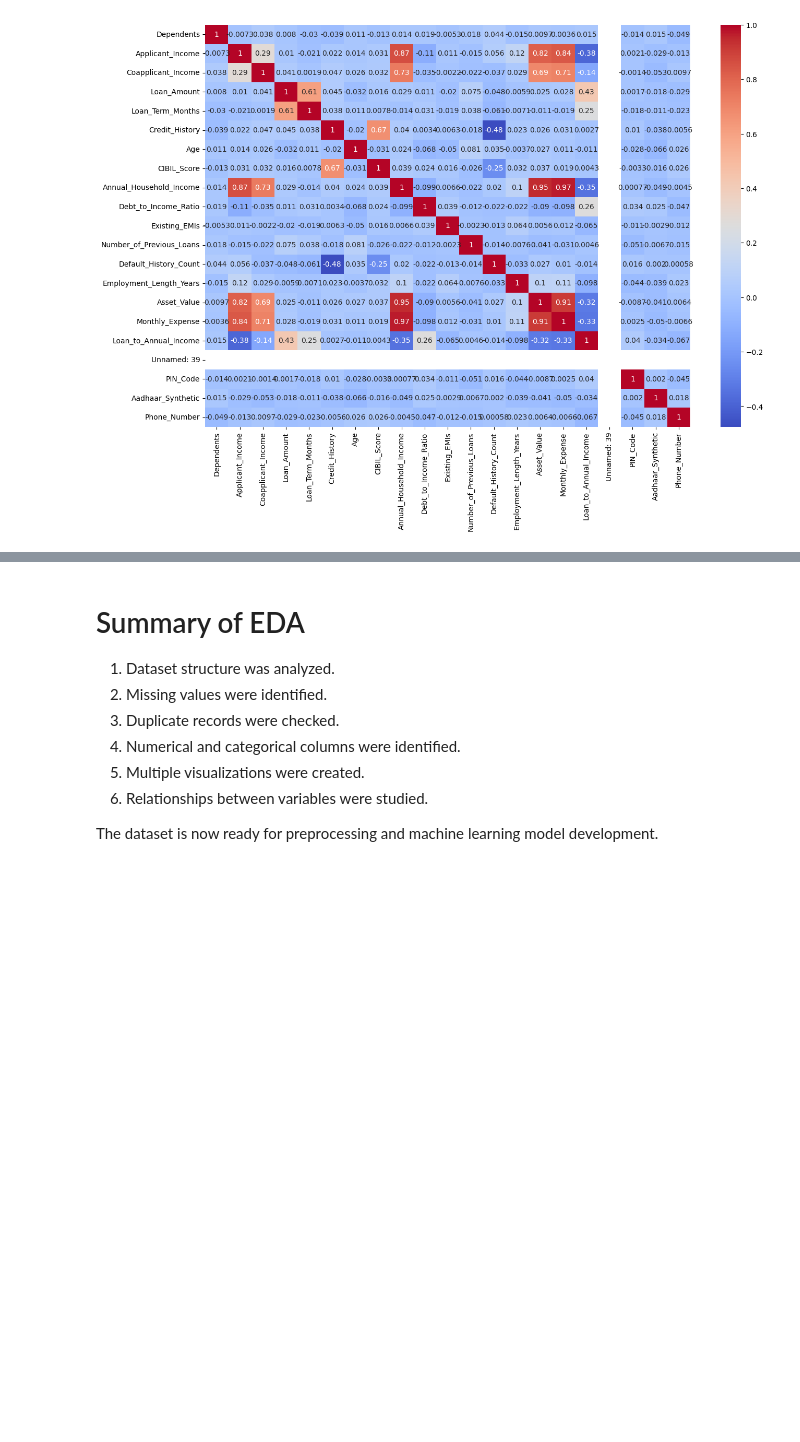
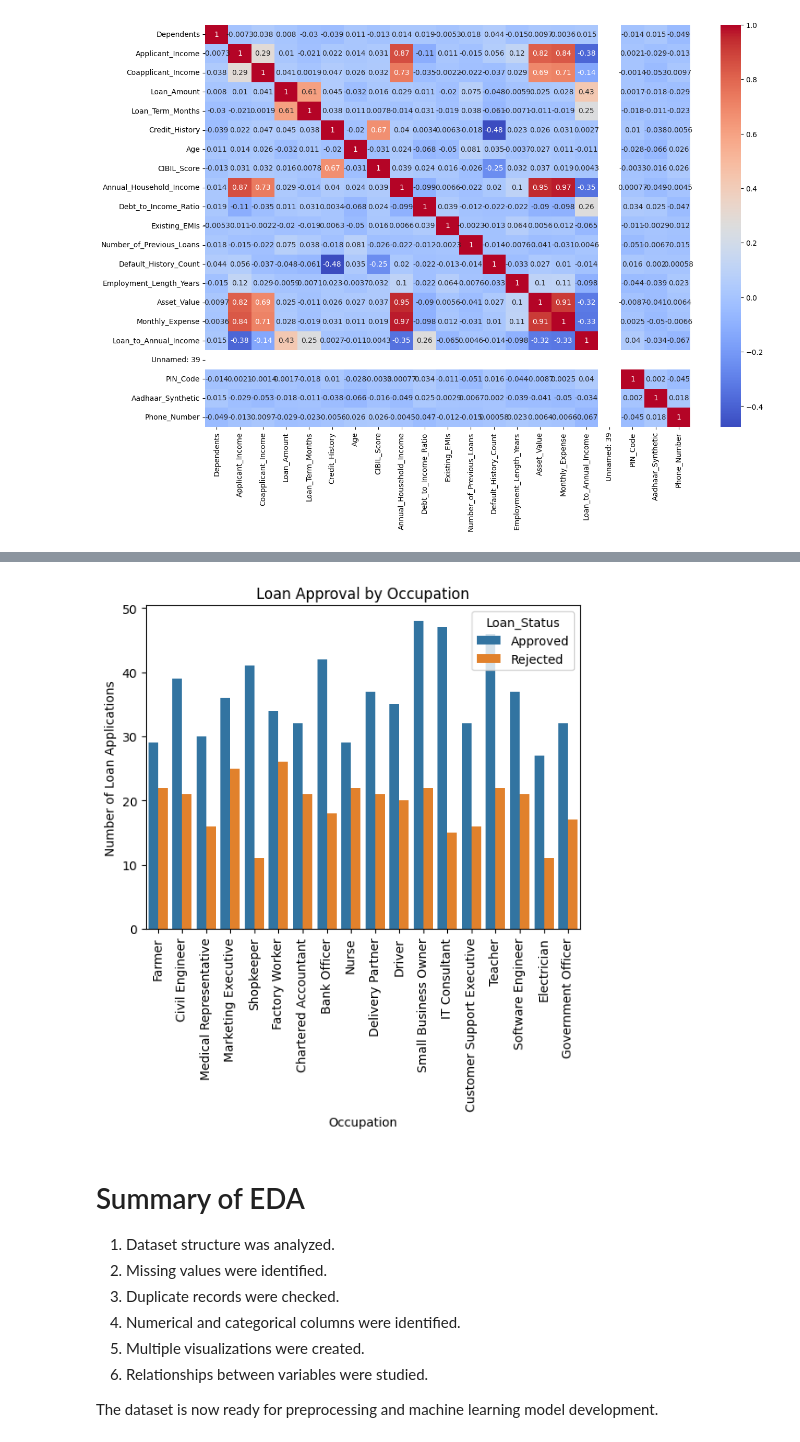
Before and after one commit to Sowmyasri11/Intelligent_Loan_Analytics_and_Prediction_System_using_Machine_Learning, a Jupyter notebook: notebooks/eda.ipynb, the cells around one changed output, grey strips where cells are left out. Cells and saved outputs as stored; diff of their text form; code cells hidden in the pictures; blank space fills up the shorter version.

```diff
--- a/notebooks/eda.ipynb
+++ b/notebooks/eda.ipynb
@@ -336,3 +345,13 @@ plt.show()
+# %%
+#Loan approval by occupation
+sns.countplot(x='Occupation', hue='Loan_Status', data=data)
+plt.xticks(rotation=90)
+plt.title("Loan Approval by Occupation")
+plt.xlabel("Occupation")
+plt.ylabel("Number of Loan Applications")
+plt.show()
+# %% [output]
+[figure, added]
 # %% [markdown]
 # Summary of EDA
 
```
Also changed, not shown: parts of 40 cells of this notebook.
